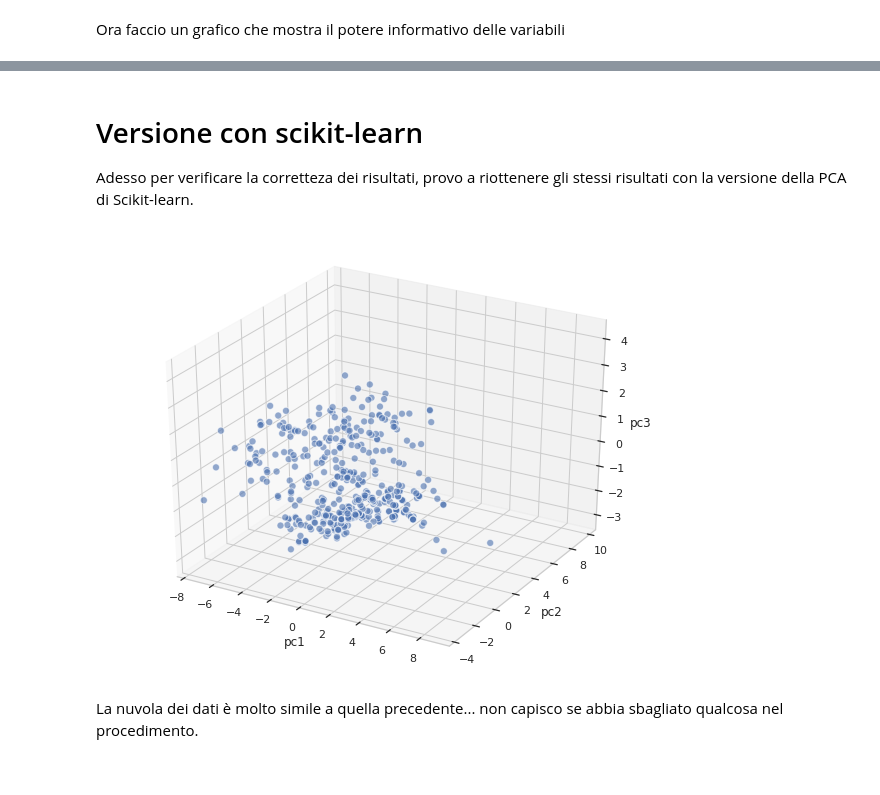
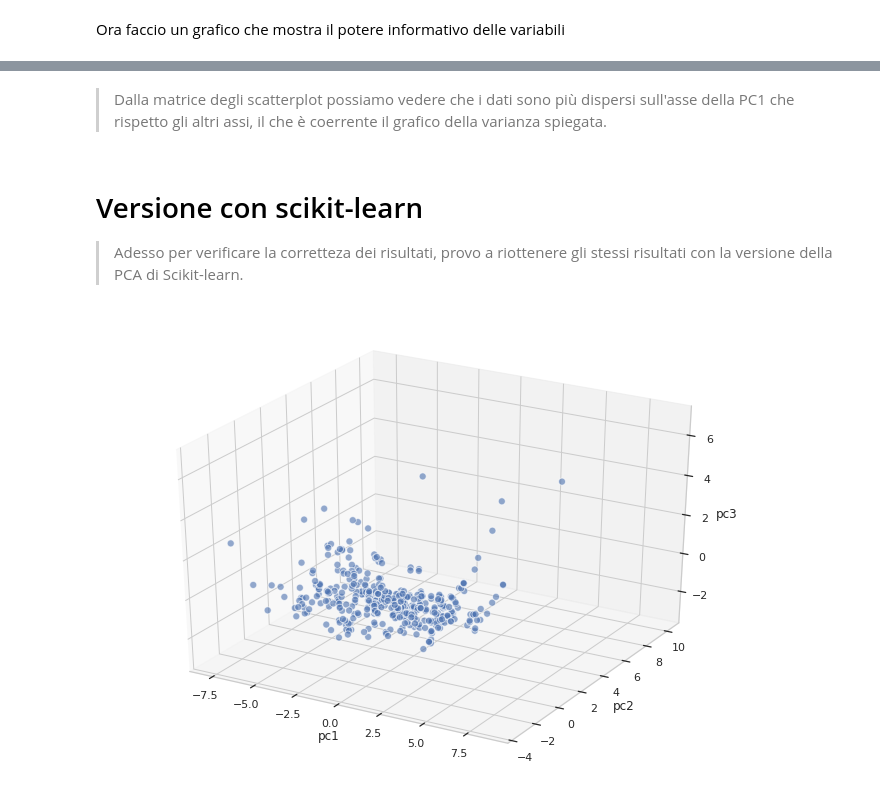
Before and after one commit to matteoghera/MASL_2019, a Jupyter notebook: esercizi_python/notebooks/analisi_pca.ipynb, the cells around one changed output, grey strips where cells are left out. Drawn from its saved outputs; the diff is of its cells as text; code cells hidden in the pictures.

Commit message:
Analisi della pca eseguita senza  l'uso delle variabili dummy

```diff
--- a/esercizi_python/notebooks/analisi_pca.ipynb
+++ b/esercizi_python/notebooks/analisi_pca.ipynb
@@ -142,7 +142,7 @@ Per scrivere il codice della PCA uso la libreria Scikit-learn che contiene
 la classe StandardScaler che mi consente di standardizzare i dati.
 # %%
 from sklearn.preprocessing import StandardScaler
-X = ds.iloc[:,1:].values
+X = ds[numeric_column].values
 sc = StandardScaler()
 X_std = sc.fit_transform(X)
 # %% [markdown]
@@ -245,0 +242,4 @@ plt.show()
+# %%
+sns.set(style="whitegrid", context='notebook')
+sns.pairplot(pd.DataFrame(X_pca_sdt,columns =['pc1', 'pc2', 'pc3']),size= 5)
+plt.show()
@@ -246,6 +248,9 @@ plt.show()
+# %% [markdown]
+>Dalla matrice degli scatterplot possiamo vedere che i dati sono più dispersi sull'asse della
+PC1 che rispetto gli altri assi, il che è coerrente il grafico della varianza spiegata.
 # %% [markdown]
 # Versione con scikit-learn
-Adesso per verificare la corretteza dei risultati, provo a riottenere gli
+>Adesso per verificare la corretteza dei risultati, provo a riottenere gli
 stessi risultati con la versione della PCA di Scikit-learn.
 # %%
 from sklearn.decomposition import PCA
@@ -253,17 +258,14 @@ pca = PCA(n_components = 3)
 X_pca_sdt_sk = pca.fit_transform(X_std)
 # %%
 from mpl_toolkits.mplot3d import Axes3D
-fig = plt.figure(figsize=(10, 8))
+fig = plt.figure(figsize=(11.69,8.27))
 ax = fig.add_subplot(111, projection='3d')
 ax.scatter(X_pca_sdt_sk[:,0], X_pca_sdt_sk[:,1], X_pca_sdt_sk[:,2], s=50, alpha=0.6, edgecolors='w')
 
 ax.set_xlabel('pc1')
 ax.set_ylabel('pc2')
 ax.set_zlabel('pc3')
 
 plt.show()
 # %% [output]
-[figure, old version]
+[figure, new version]
-# %% [markdown]
-La nuvola dei dati è molto simile a quella precedente... non capisco se abbia
-sbagliato qualcosa nel procedimento.
```
Also changed, not shown: parts of 26 cells of this notebook.
